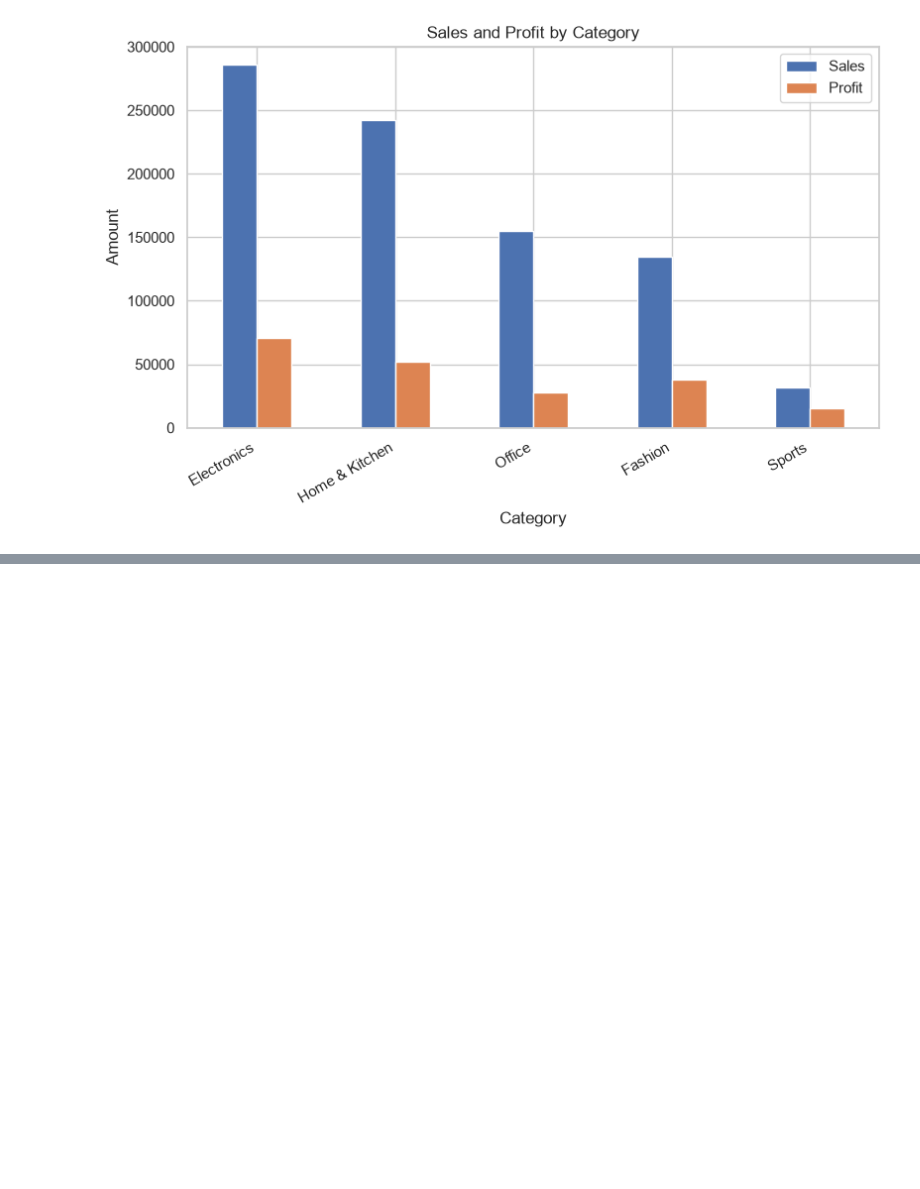
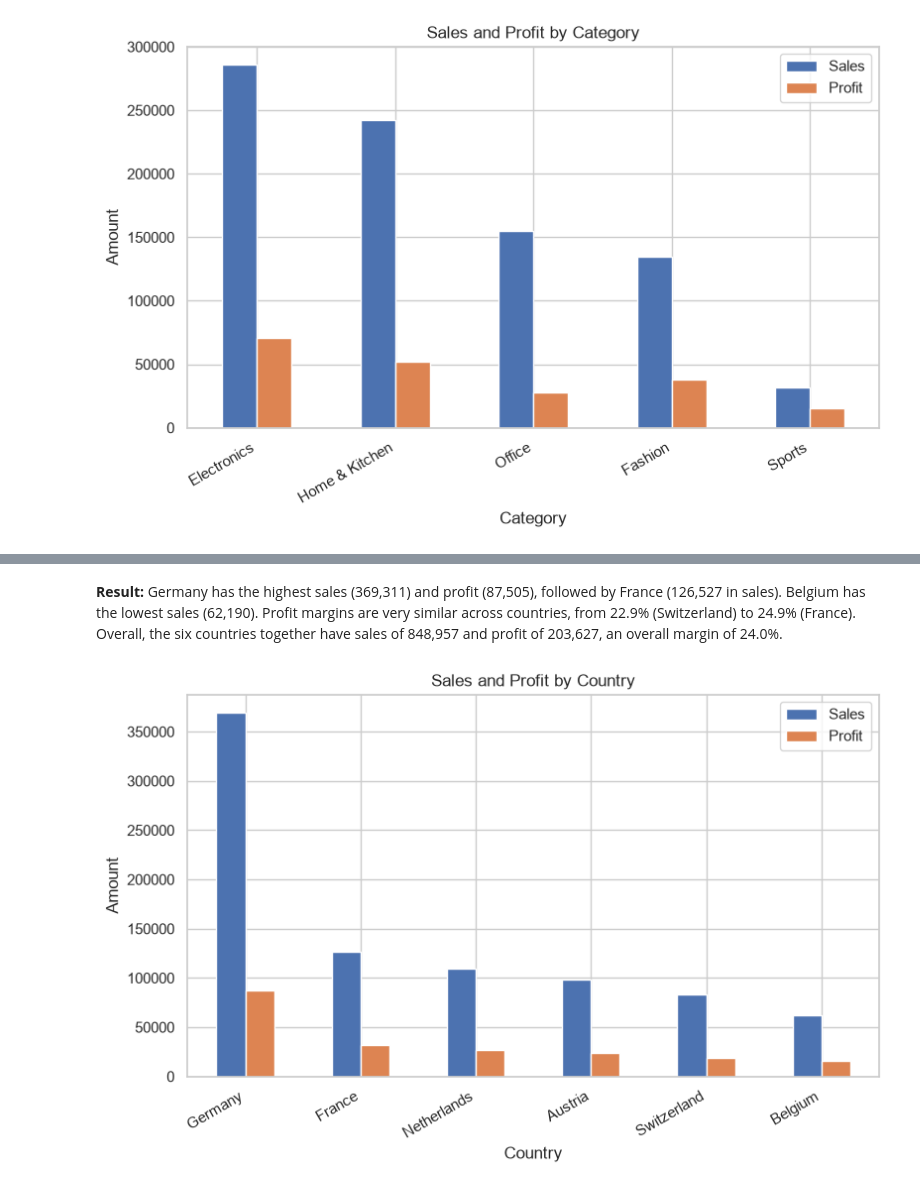
Before and after one commit to ariful3551/Ecommerce-Orders-Analysis, a Jupyter notebook: notebooks/03_eda_visualization.ipynb, the cells around one changed output, grey strips where cells are left out. Saved outputs shown, nothing was run; the diff lists cells and outputs as text; code cells hidden in the pictures; blank space fills up the shorter version.

```diff
--- a/notebooks/03_eda_visualization.ipynb
+++ b/notebooks/03_eda_visualization.ipynb
@@ -170,0 +176,11 @@ plt.show()
+# %%
+country_summary = summarize("Country")
+
+total_row = country_summary.copy()
+total_row.loc["Total"] = [
+    country_summary["Sales"].sum(),
+    country_summary["Profit"].sum(),
+    100.0,
+    round(country_summary["Profit"].sum() / country_summary["Sales"].sum() * 100, 1),
+]
+total_row
@@ -170,0 +208,13 @@ plt.show()
+# %% [markdown]
+**Result:** Germany has the highest sales (369,311) and profit (87,505), followed by France (126,527 in sales). Belgium has the lowest sales (62,190). Profit margins are very similar across countries, from 22.9% (Switzerland) to 24.9% (France).
+Overall, the six countries together have sales of 848,957 and profit of 203,627, an overall margin of 24.0%.
+# %%
+ax = country_summary[["Sales", "Profit"]].plot(kind="bar")
+ax.set_title("Sales and Profit by Country")
+ax.set_xlabel("Country")
+ax.set_ylabel("Amount")
+plt.xticks(rotation=30, ha="right")
+plt.savefig("../reports/figures/03_sales_profit_by_country.png", dpi=150, bbox_inches="tight")
+plt.show()
+# %% [output]
+[figure, added]
```
Also changed, not shown: parts of 7 cells of this notebook, 1 other file.
